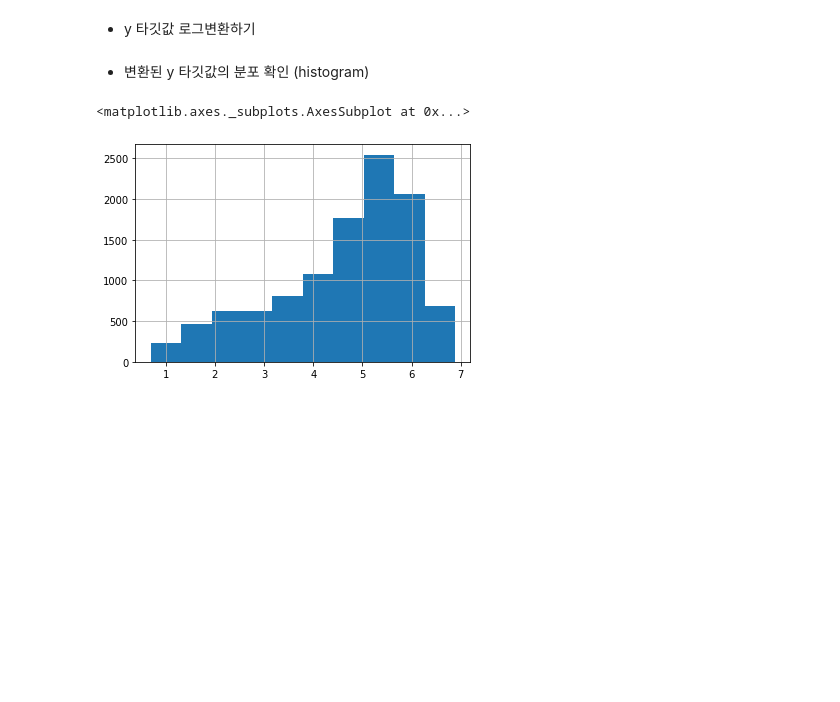
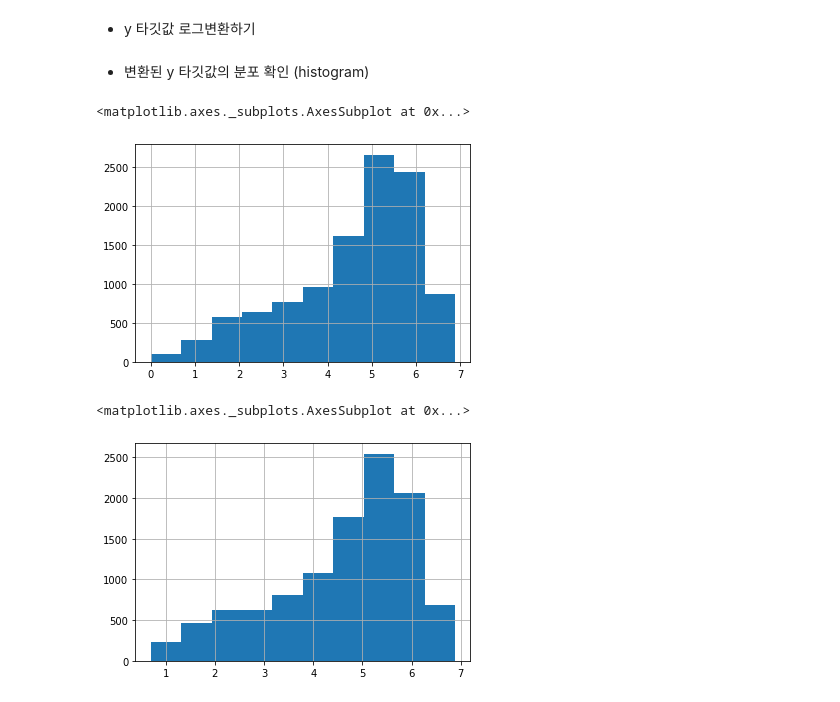
Before and after one commit to kjungmo/SBA2020_machineLearning, a Jupyter notebook: (실습 5)선형 회귀 - 자전거 수요 예측(필기).ipynb, the cells around one changed output. Cells and saved outputs as stored; diff of their text form; code cells hidden in the pictures; blank space fills up the shorter version.

```diff
--- a/(실습 5)선형 회귀 - 자전거 수요 예측(필기).ipynb
+++ b/(실습 5)선형 회귀 - 자전거 수요 예측(필기).ipynb
@@ -348,8 +365,15 @@ result_df.sort_values(by='diff', ascending=False)[:5]
 [figure]
 # %% [markdown]
 * y 타깃값 로그변환하기
+# %%
+y_target_log = np.log(y_target)
 # %% [markdown]
 * 변환된 y 타깃값의 분포 확인 (histogram)
+# %%
+y_target_log.hist()
+# %% [output]
+<matplotlib.axes._subplots.AxesSubplot at 0x...>
+[figure, added]
 # %%
 # %% [output]
 <matplotlib.axes._subplots.AxesSubplot at 0x...>
```
Also changed, not shown: parts of 25 cells of this notebook.
